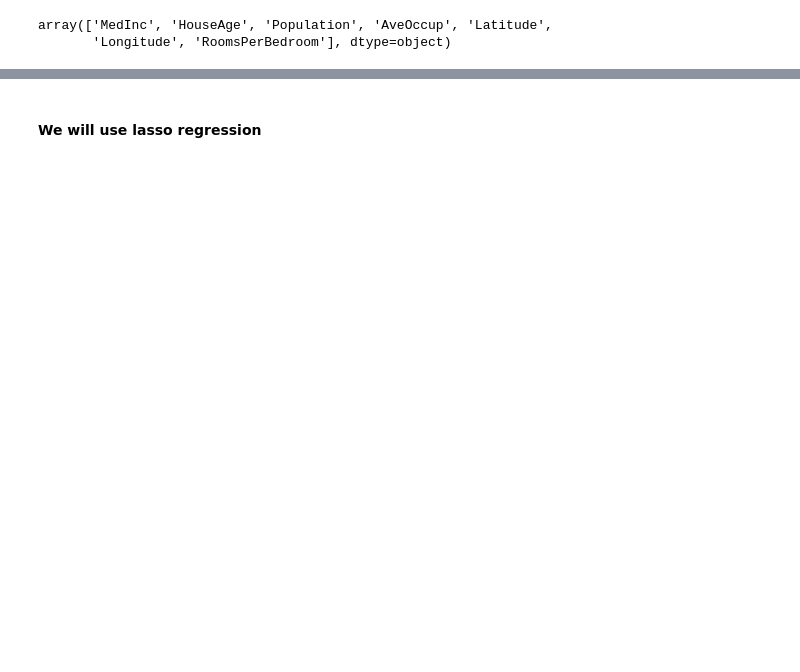
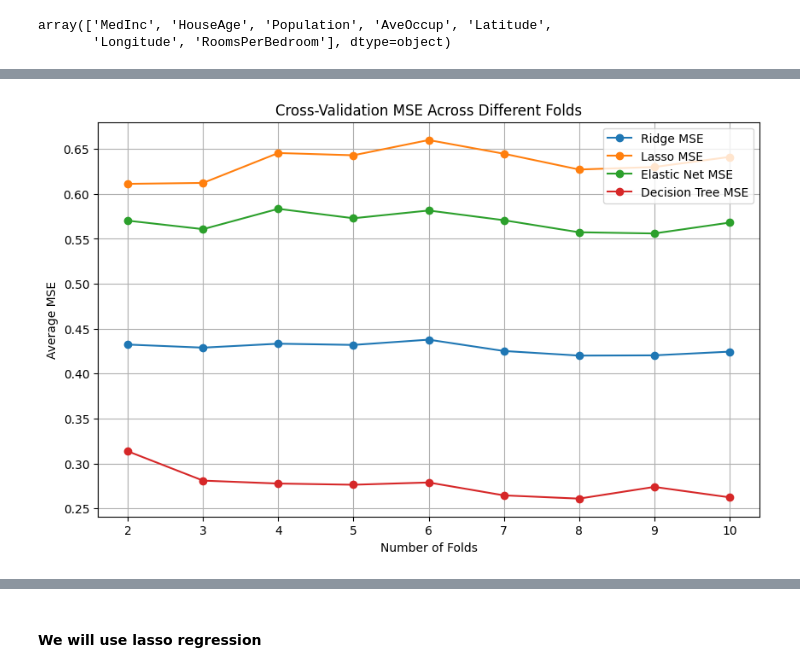
Before and after one commit to Nayalaboy/House-prediction, a Jupyter notebook: EDA_and_DataVisualization.ipynb, the cells around one changed output, grey strips where cells are left out. Drawn from its saved outputs; the diff is of its cells as text; code cells hidden in the pictures; blank space fills up the shorter version.

```diff
--- a/EDA_and_DataVisualization.ipynb
+++ b/EDA_and_DataVisualization.ipynb
@@ -223,0 +389,65 @@ array(['MedInc', 'HouseAge', 'Population', 'AveOccup', 'Latitude',
+# %%
+import numpy as np
+import matplotlib.pyplot as plt
+from sklearn.model_selection import train_test_split, cross_val_score
+from sklearn.preprocessing import StandardScaler, PolynomialFeatures
+from sklearn.linear_model import Ridge, Lasso, ElasticNet
+from sklearn.pipeline import make_pipeline
+from sklearn.metrics import make_scorer, mean_squared_error
+
+# Load and prepare the dataset
+X = California_dataset.drop('Price', axis=1)
+y = California_dataset['Price']
+
+# Define models
+ridge_model = Ridge(alpha=0.1)
+lasso_model = Lasso(alpha=0.1)
+elastic_net_model = ElasticNet(alpha=0.1, l1_ratio=0.5)
+decision_tree_model = DecisionTreeRegressor(max_depth=5)  # Decision Tree with controlled depth
+
+# MSE scorer
+mse_scorer = make_scorer(mean_squared_error, greater_is_better=False)
+
+# Number of folds
+folds = [2, 3, 4, 5, 6, 7, 8, 9, 10]
+
+# Store average MSEs for each model
+ridge_mses = []
+lasso_mses = []
+elastic_net_mses = []
+dt_mses = []  # Store MSEs for Decision Tree Regression
+
+# Calculate MSEs for each fold count
+for cv in folds:
+    ridge_pipeline = make_pipeline(StandardScaler(), ridge_model)
+    lasso_pipeline = make_pipeline(StandardScaler(), lasso_model)
+    elastic_net_pipeline = make_pipeline(StandardScaler(), elastic_net_model)
+    dt_pipeline = make_pipeline(StandardScaler(), decision_tree_model)  # Decision Tree pipeline
+
+    # Perform cross-validation
+    ridge_score = cross_val_score(ridge_pipeline, X, y, cv=cv, scoring=mse_scorer)
+    lasso_score = cross_val_score(lasso_pipeline, X, y, cv=cv, scoring=mse_scorer)
+    elastic_net_score = cross_val_score(elastic_net_pipeline, X, y, cv=cv, scoring=mse_scorer)
+    dt_score = cross_val_score(dt_pipeline, X, y, cv=cv, scoring=mse_scorer)  # Decision Tree scoring
+
+    # Append averaged negative scores (converted to positive)
+    ridge_mses.append(-np.mean(ridge_score))
+    lasso_mses.append(-np.mean(lasso_score))
+    elastic_net_mses.append(-np.mean(elastic_net_score))
+    dt_mses.append(-np.mean(dt_score))  # Append Decision Tree MSE
+
+# Plotting the results
+plt.figure(figsize=(10, 6))
+plt.plot(folds, ridge_mses, marker='o', label='Ridge MSE')
+plt.plot(folds, lasso_mses, marker='o', label='Lasso MSE')
+plt.plot(folds, elastic_net_mses, marker='o', label='Elastic Net MSE')
+plt.plot(folds, dt_mses, marker='o', label='Decision Tree MSE')  # Plot Decision Tree MSE
+
+plt.title('Cross-Validation MSE Across Different Folds')
+plt.xlabel('Number of Folds')
+plt.ylabel('Average MSE')
+plt.legend()
+plt.grid(True)
+plt.show()
+# %% [output]
+[figure, added]
```
Also changed, not shown: parts of 18 cells of this notebook, 20 other files.
